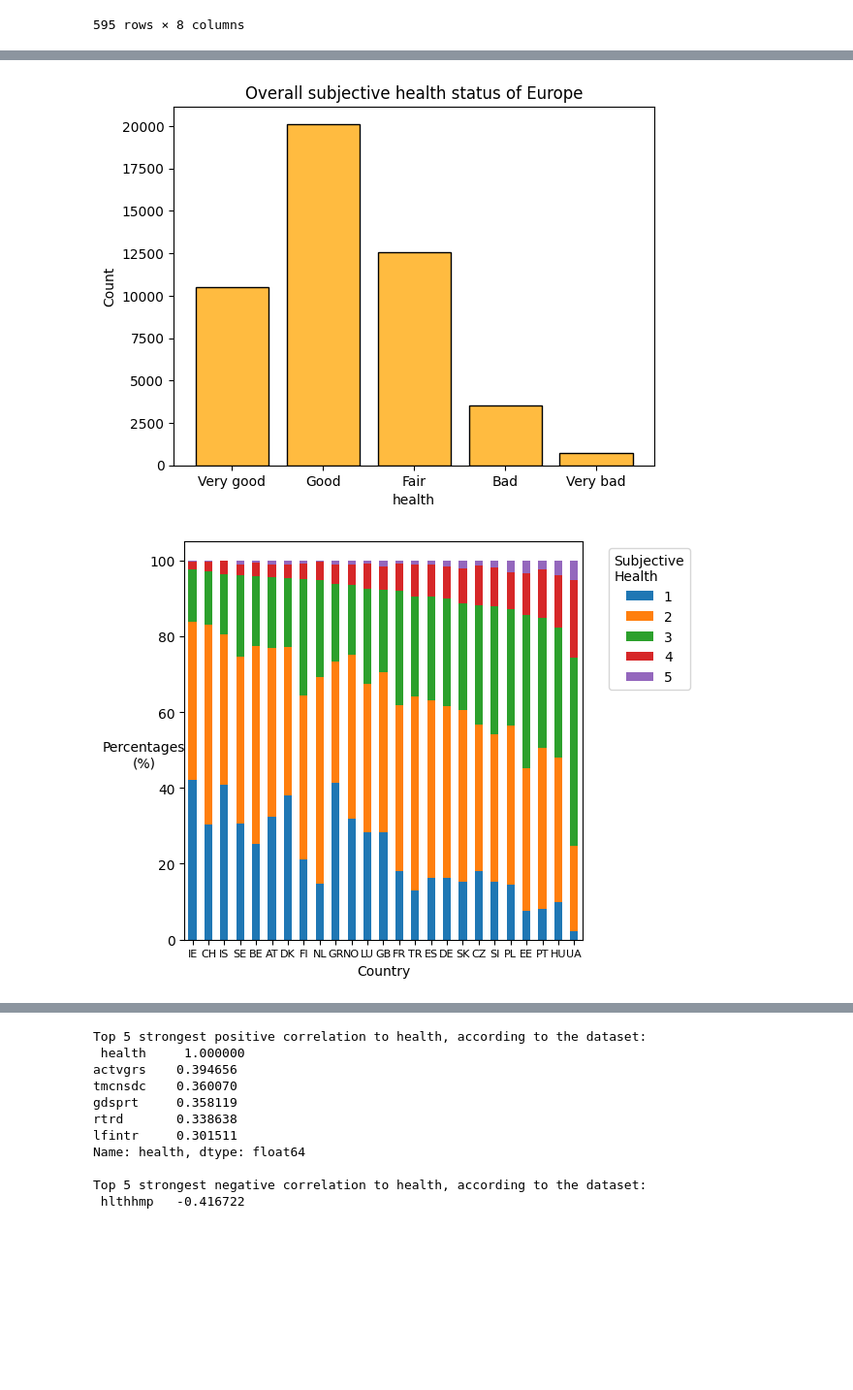
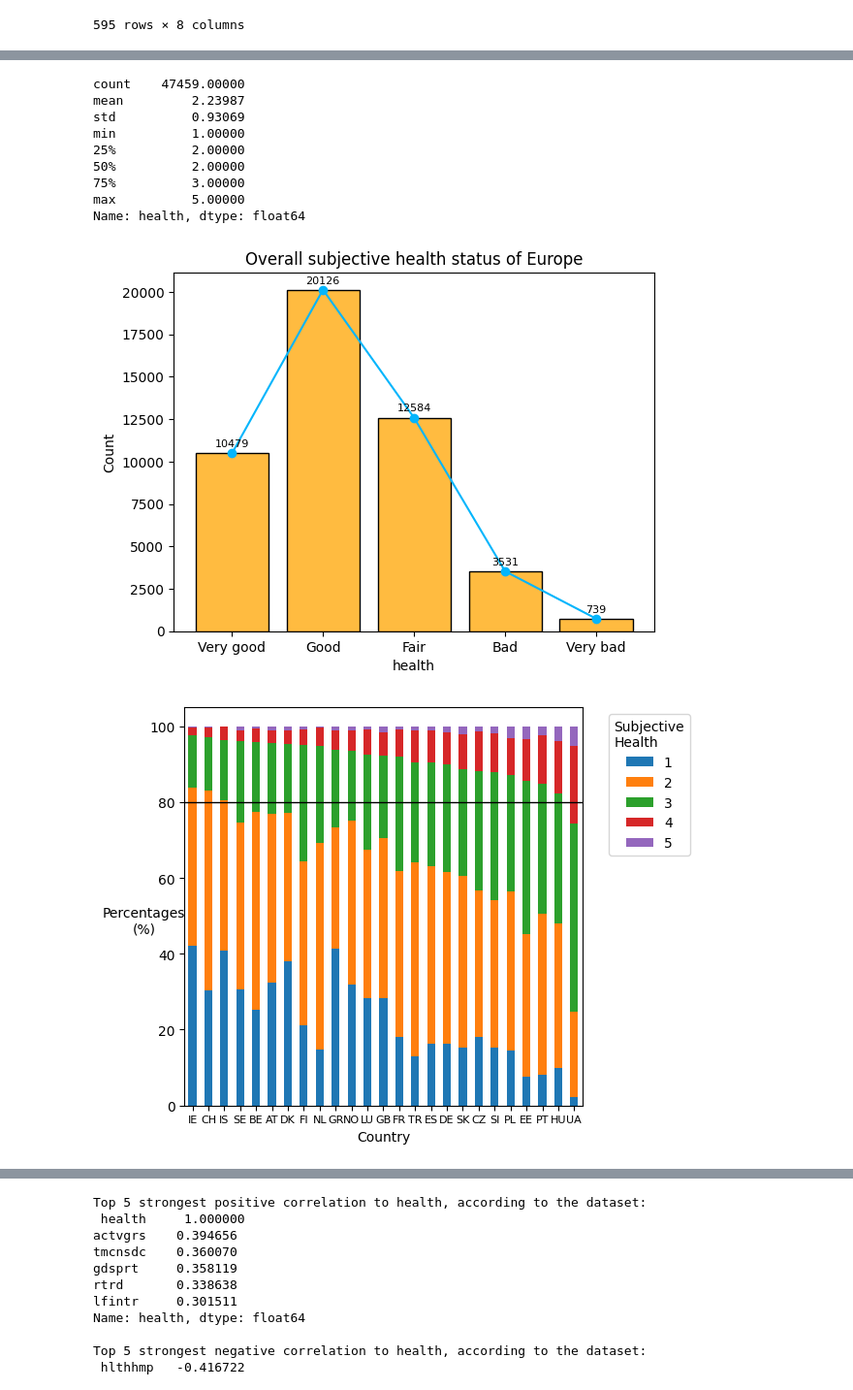
Before and after one commit to Kien-LeChi/python-data-analyics-year1, a Jupyter notebook: European Subjective General Health.ipynb, the cells around one changed output, grey strips where cells are left out. Shown: that part at 97% size. Drawn from its saved outputs; the diff is of its cells as text; code cells hidden in the pictures; blank space fills up the shorter version.

```diff
--- a/European Subjective General Health.ipynb
+++ b/European Subjective General Health.ipynb
@@ -19,8 +25,9 @@ import random
 # %%
 ## Load dataset from local directory
-file_path = '../ESS2e03_6.csv'
+file_path = './ESS2e03_6.csv'
 df = pd.read_csv(file_path, encoding='latin1', low_memory=False)
 
+## Numerical metrics (if any)
 display(df.describe().T)
 # %% [output]
 |  | count | mean | std | min | 25% | 50% | 75% | max |
@@ -42,27 +58,51 @@ display(df.describe().T)
 # %%
 ## Overall health status of Europe
 
+## Some basic metrics of Europe's subjective health status
+## The health status is rated from 1 to 5, where 1 is 'Very good' and 5 is 'Very bad'
+## The health status is subjective, and the rating is based on the individual's own perception of their health.
+
+data = df[df['health'] < 6]['health'].dropna()
+print(f"Mean: {data.mean():.2f}")
+print(f"Median: {data.median():.2f}")
+print(f"Standard deviation: {data.std():.2f}")
+print(f"Minimum: {data.min()}")
+print(f"Maximum: {data.max()}")
+print(f"Skewness: {data.skew():.2f}")
+
+## OR
+
+display(data.describe())
+
+## Graphing the distribution of the health status over all Europe
+
 rankings, healthiness = range(1, 6), ['Very good', 'Good', 'Fair', 'Bad', 'Very bad']
 
-sns.histplot(data = df[df['health'] < 6], x='health', color='orange',
+## Normality 'test' using histogram plot.
+sns.histplot(data = data, color='orange',
              shrink=0.8, discrete = True)
+plt.plot(range(1, 6), data.value_counts().sort_index(), color='#03b5fc', marker='o')
+for i, j in zip(range(1, 6), data.value_counts().sort_index()):
+    plt.text(i, j + 250, f'{j}', ha='center', va='bottom', fontsize=8)
+
 plt.xticks(rankings, healthiness)
 plt.title('Overall subjective health status of Europe')
 
 '''
 Although the rating is subjective (each person has a different
 subjective viewpoint), the overall health status of Europe is concentrated
-around 1-3, which is, in general, not very good.
+around 1-3, which is, in general, very healthy.
+
+An interesting point is that for every country, the health status will
+reach at least 80% of the population rating their health as Fair or better.
+And the percentage of people rating their health being Bad and Very bad is
+correlated with each other.
 '''
 
-counts = df[df['health'] < 6].groupby(['cntry', 'health']).size().unstack(fill_value=0)
-counts.columns = counts.columns.astype(int)
-display(counts.index)
-
+counts = df[df['health'] < 7].groupby(['cntry', 'health']).size().unstack(fill_value=0)
 percentages = counts.div(counts.sum(axis=1), axis=0) * 100
 
 high_health_pct = percentages[range(1, 4)].sum(axis=1)
-
 sort_order = high_health_pct.sort_values(ascending=False).index
 
 percentages = percentages.loc[sort_order]
@@ -73,6 +113,8 @@ plt.ylabel('Percentages\n(%)', rotation = 0, va='top', ha='center')
 plt.xlabel('Country')
 plt.xticks(rotation=0, fontsize=8)
 
+plt.axhline(y = 80, color='black', linestyle='-', linewidth=1)
+
 plt.legend(title='Subjective\nHealth', bbox_to_anchor=(1.05, 1), loc='upper left')
 plt.tight_layout()
 plt.show()
@@ -84,2 +128,11 @@ Index(['AT', 'BE', 'CH', 'CZ', 'DE', 'DK', 'EE', 'ES', 'FI', 'FR', 'GB', 'GR',
+count    47459.00000
+mean         2.23987
+std          0.93069
+min          1.00000
+25%          2.00000
+50%          2.00000
+75%          3.00000
+max          5.00000
+Name: health, dtype: float64
-[figure, old version]
+[figure, new version]
-[figure, old version]
+[figure, new version]
```
Also changed, not shown: parts of 15 cells of this notebook, 1 other file.
